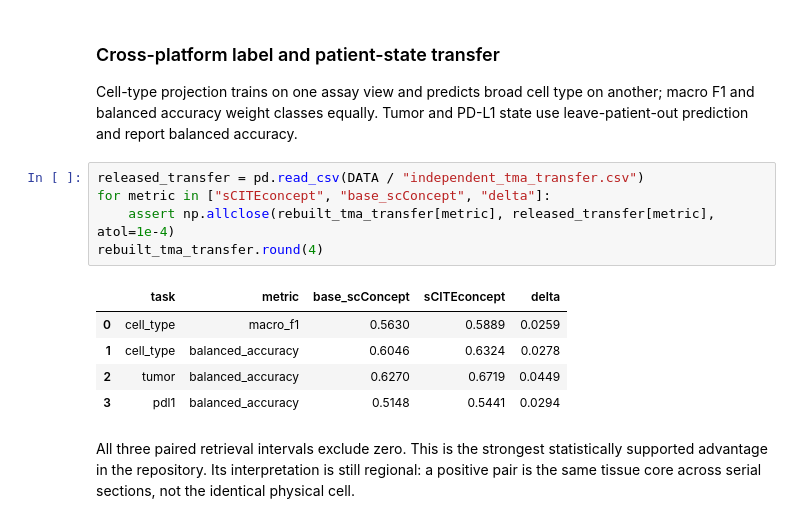
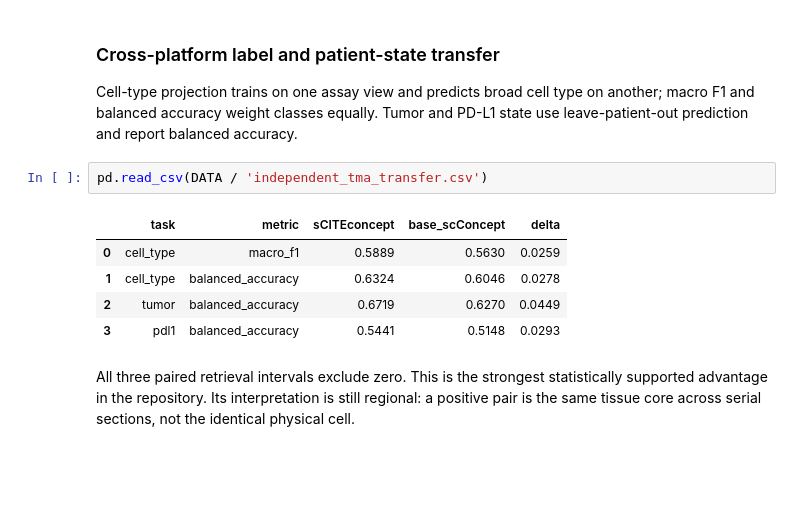
Before and after one commit to alunalabs/sciteconcept, a Jupyter notebook: sCITEconcept.ipynb, the cells around one changed output. Cells and saved outputs as stored; diff of their text form; blank space fills up the shorter version.

```diff
--- a/sCITEconcept.ipynb
+++ b/sCITEconcept.ipynb
@@ -906,16 +863,13 @@ Cell-type projection trains on one assay view and predicts broad cell type on
 another; macro F1 and balanced accuracy weight classes equally. Tumor and PD-L1
 state use leave-patient-out prediction and report balanced accuracy.
 # %%
-released_transfer = pd.read_csv(DATA / "independent_tma_transfer.csv")
-for metric in ["sCITEconcept", "base_scConcept", "delta"]:
-    assert np.allclose(rebuilt_tma_transfer[metric], released_transfer[metric], atol=1e-4)
-rebuilt_tma_transfer.round(4)
+pd.read_csv(DATA / 'independent_tma_transfer.csv')
 # %% [output]
-|  | task | metric | base_scConcept | sCITEconcept | delta |
-| 0 | cell_type | macro_f1 | 0.5630 | 0.5889 | 0.0259 |
-| 1 | cell_type | balanced_accuracy | 0.6046 | 0.6324 | 0.0278 |
-| 2 | tumor | balanced_accuracy | 0.6270 | 0.6719 | 0.0449 |
-| 3 | pdl1 | balanced_accuracy | 0.5148 | 0.5441 | 0.0294 |
+|  | task | metric | sCITEconcept | base_scConcept | delta |
+| 0 | cell_type | macro_f1 | 0.5889 | 0.5630 | 0.0259 |
+| 1 | cell_type | balanced_accuracy | 0.6324 | 0.6046 | 0.0278 |
+| 2 | tumor | balanced_accuracy | 0.6719 | 0.6270 | 0.0449 |
+| 3 | pdl1 | balanced_accuracy | 0.5441 | 0.5148 | 0.0293 |
 # %% [markdown]
 All three paired retrieval intervals exclude zero. This is the strongest
 statistically supported advantage in the repository. Its interpretation is
```
Also changed, not shown: parts of 20 cells of this notebook, 18 other files.
